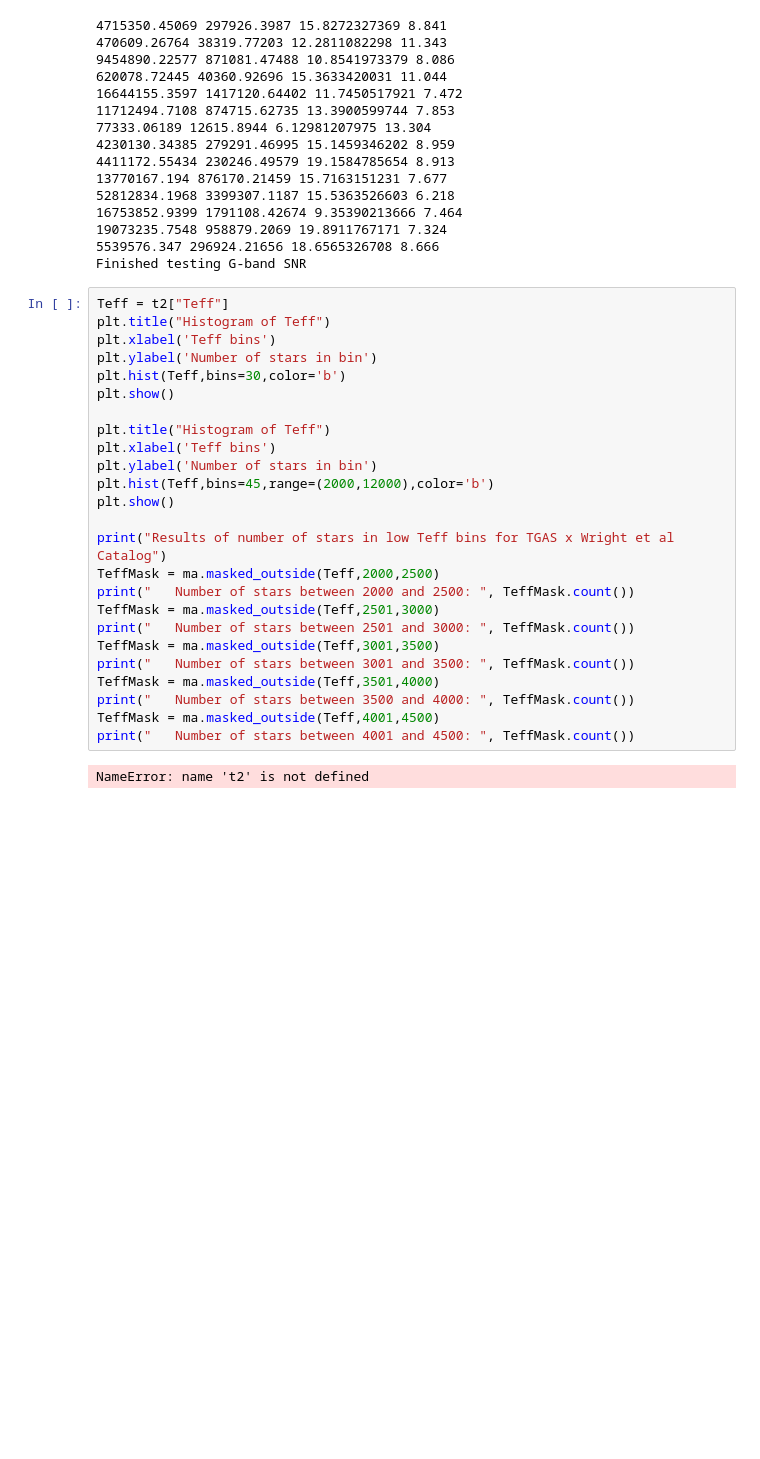
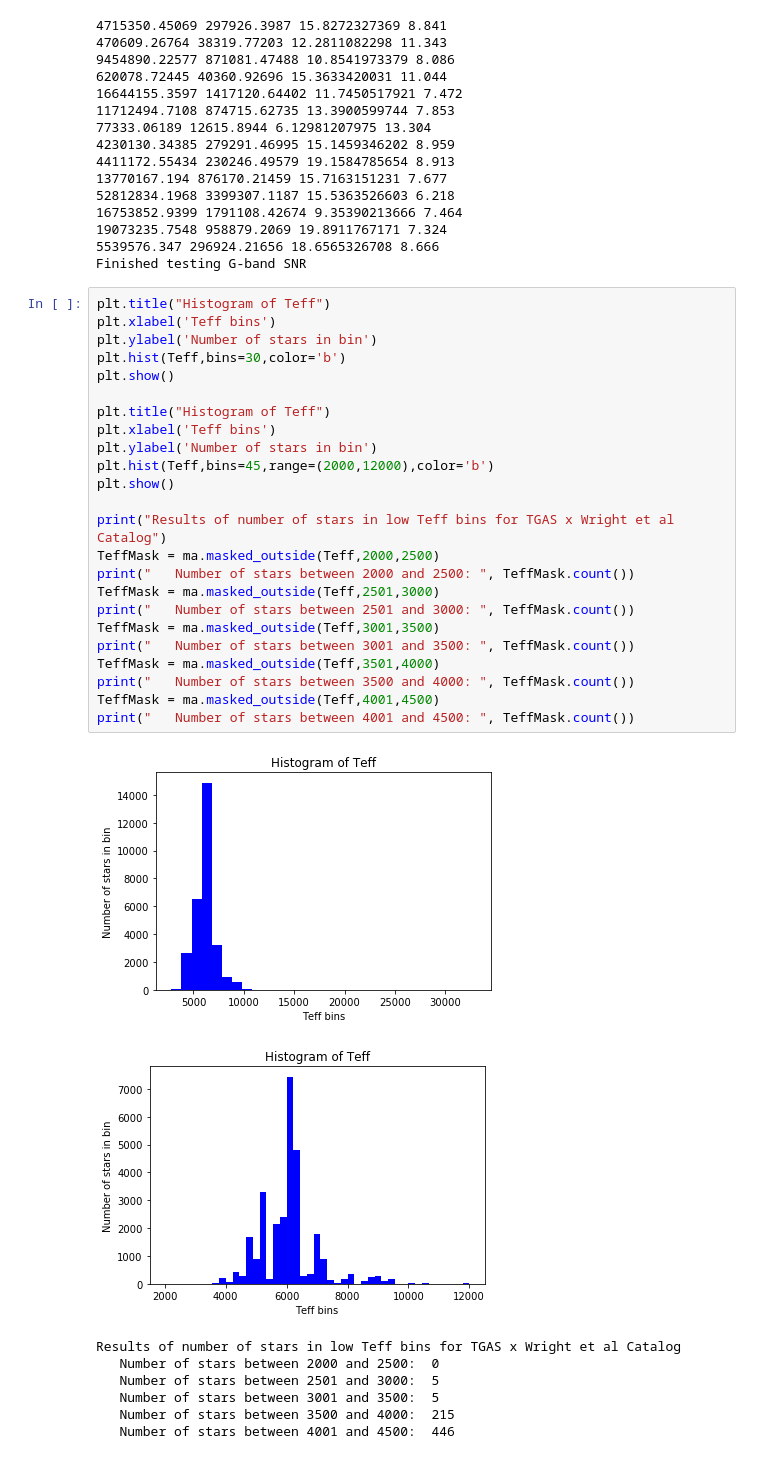
Before and after one commit to leemundy/GAIA, a Jupyter notebook: Work-Areas/lgm/notebooks/Making-SEDs.ipynb, the cells around one changed output. Saved outputs shown, nothing was run; the diff lists cells and outputs as text; blank space fills up the shorter version.

```diff
--- a/Work-Areas/lgm/notebooks/Making-SEDs.ipynb
+++ b/Work-Areas/lgm/notebooks/Making-SEDs.ipynb
@@ -484,30 +494,36 @@ print("Finished testing G-band SNR")
 5539576.347 296924.21656 18.6565326708 8.666
 Finished testing G-band SNR
 # %%
-Teff = t2["Teff"]
 plt.title("Histogram of Teff")
 plt.xlabel('Teff bins')
 plt.ylabel('Number of stars in bin')
 plt.hist(Teff,bins=30,color='b')
 plt.show()
 
 plt.title("Histogram of Teff")
 plt.xlabel('Teff bins')
 plt.ylabel('Number of stars in bin')
 plt.hist(Teff,bins=45,range=(2000,12000),color='b')
 plt.show()
 
 print("Results of number of stars in low Teff bins for TGAS x Wright et al Catalog")
 TeffMask = ma.masked_outside(Teff,2000,2500)
 print("   Number of stars between 2000 and 2500: ", TeffMask.count())
 TeffMask = ma.masked_outside(Teff,2501,3000)
 print("   Number of stars between 2501 and 3000: ", TeffMask.count())
 TeffMask = ma.masked_outside(Teff,3001,3500)
 print("   Number of stars between 3001 and 3500: ", TeffMask.count())
 TeffMask = ma.masked_outside(Teff,3501,4000)
 print("   Number of stars between 3500 and 4000: ", TeffMask.count())
 TeffMask = ma.masked_outside(Teff,4001,4500)
 print("   Number of stars between 4001 and 4500: ", TeffMask.count())
 # %% [output]
+[figure, added]
+[figure, added]
-NameError: name 't2' is not defined
+Results of number of stars in low Teff bins for TGAS x Wright et al Catalog
+   Number of stars between 2000 and 2500:  0
+   Number of stars between 2501 and 3000:  5
+   Number of stars between 3001 and 3500:  5
+   Number of stars between 3500 and 4000:  215
+   Number of stars between 4001 and 4500:  446
 # %%
```
Also changed, not shown: parts of 11 cells of this notebook.
